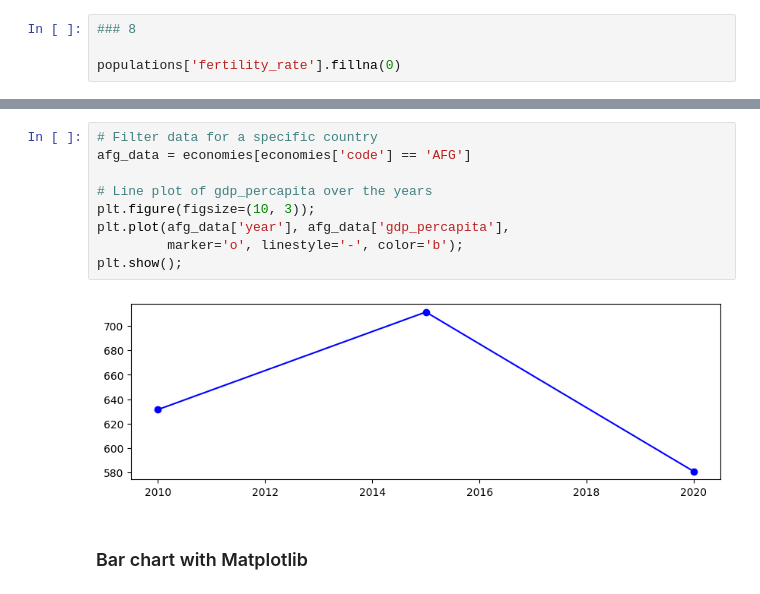
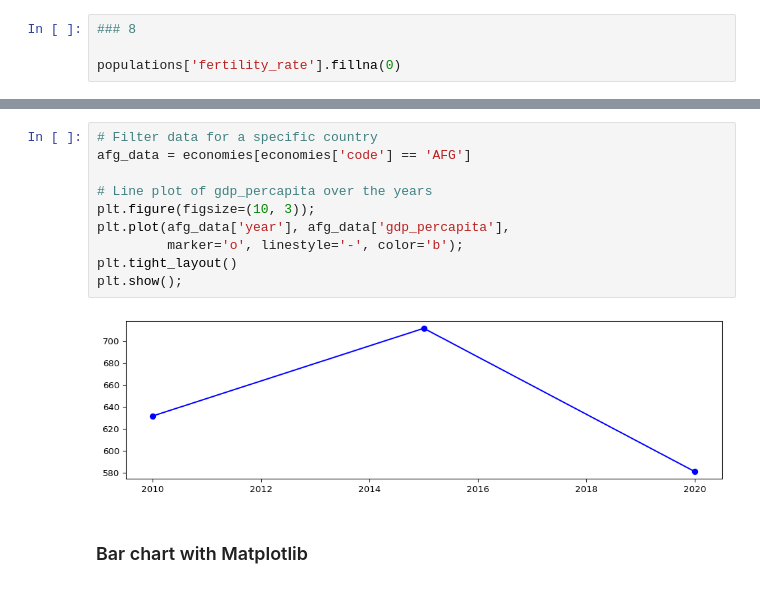
Before and after one commit to ismayc/oreilly-genai-powered-data-analysis-with-python, a Jupyter notebook: exercises_solutions.ipynb, the cells around one changed output, grey strips where cells are left out. Drawn from its saved outputs; the diff is of its cells as text.

```diff
--- a/exercises_solutions.ipynb
+++ b/exercises_solutions.ipynb
@@ -767,14 +601,15 @@ populations['fertility_rate'].fillna(0)
 # %%
 # Filter data for a specific country
 afg_data = economies[economies['code'] == 'AFG']
 
 # Line plot of gdp_percapita over the years
 plt.figure(figsize=(10, 3));
 plt.plot(afg_data['year'], afg_data['gdp_percapita'],
          marker='o', linestyle='-', color='b');
+plt.tight_layout()
 plt.show();
 # %% [output]
-[figure, old version]
+[figure, new version]
 # %% [markdown]
 ### Bar chart with Matplotlib
 # %%
```
Also changed, not shown: parts of 72 cells of this notebook, 10 other files.
